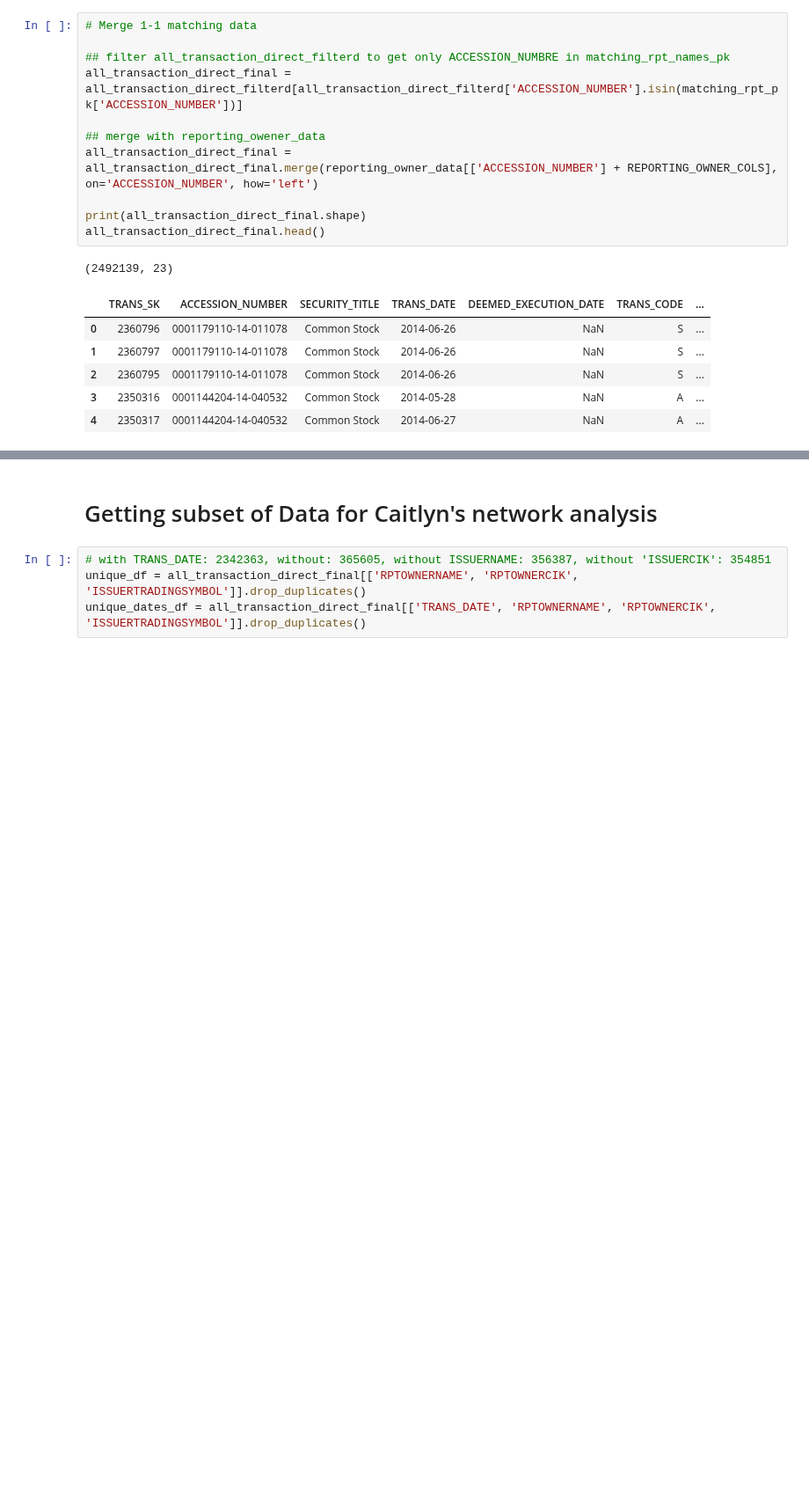
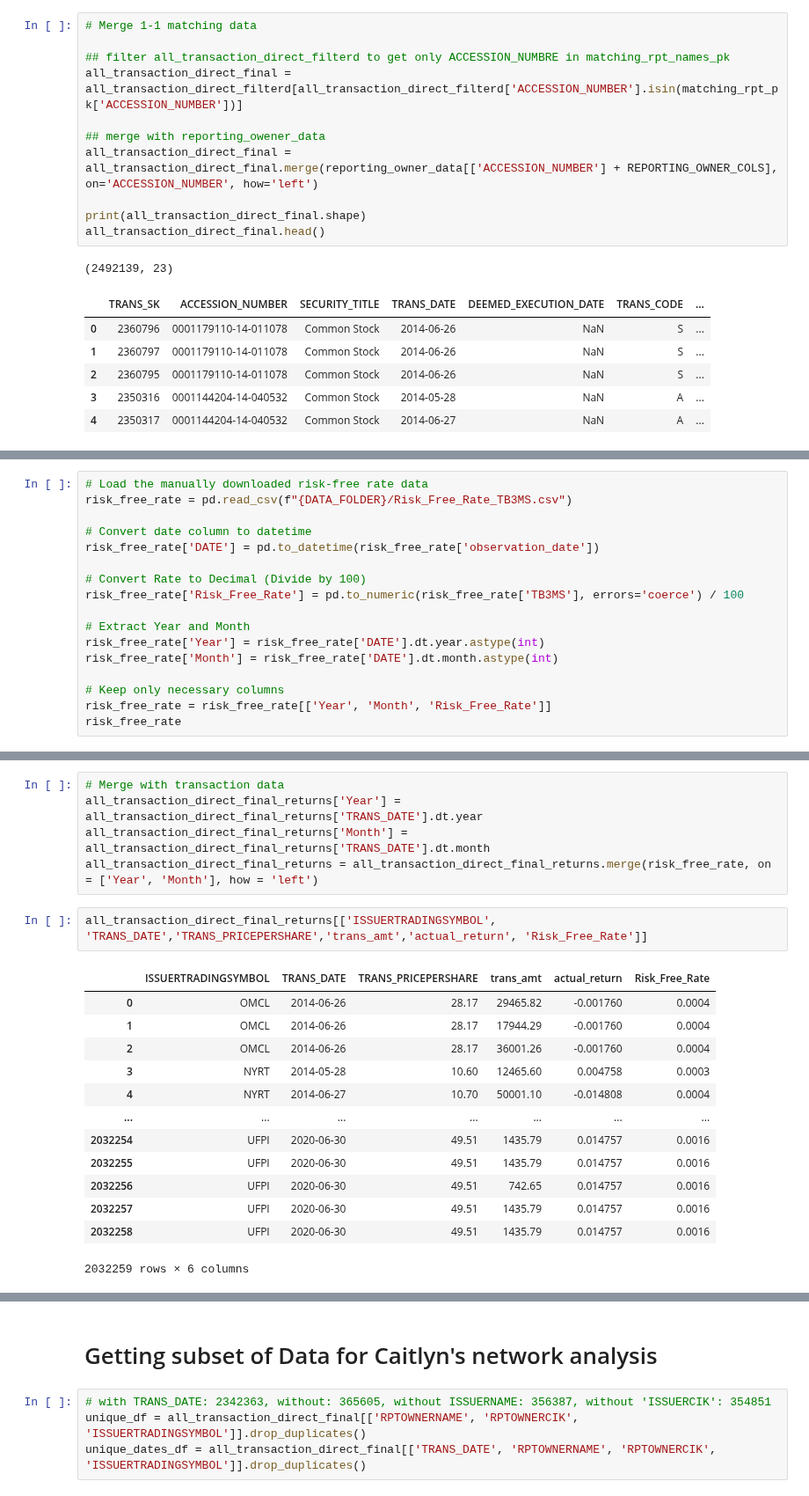
Before and after one commit to Blimperoo/DSA4263-Final-Insider-Trading, a Jupyter notebook: src/data/SEC_and_Litigations_EDA.ipynb, the cells around one changed output, grey strips where cells are left out. Shown at 88% size. Drawn from its saved outputs; the diff is of its cells as text; blank space fills up the shorter version.

```diff
--- a/src/data/SEC_and_Litigations_EDA.ipynb
+++ b/src/data/SEC_and_Litigations_EDA.ipynb
@@ -268,0 +342,17 @@ all_transaction_direct_final[['trans_amt']].describe()
+# %%
+# Load the manually downloaded risk-free rate data
+risk_free_rate = pd.read_csv(f"{DATA_FOLDER}/Risk_Free_Rate_TB3MS.csv")
+
+# Convert date column to datetime
+risk_free_rate['DATE'] = pd.to_datetime(risk_free_rate['observation_date'])
+
+# Convert Rate to Decimal (Divide by 100)
+risk_free_rate['Risk_Free_Rate'] = pd.to_numeric(risk_free_rate['TB3MS'], errors='coerce') / 100
+
+# Extract Year and Month
+risk_free_rate['Year'] = risk_free_rate['DATE'].dt.year.astype(int)
+risk_free_rate['Month'] = risk_free_rate['DATE'].dt.month.astype(int)
+
+# Keep only necessary columns
+risk_free_rate = risk_free_rate[['Year', 'Month', 'Risk_Free_Rate']]
+risk_free_rate
@@ -268,0 +373,21 @@ all_transaction_direct_final[['trans_amt']].describe()
+# %%
+# Merge with transaction data
+all_transaction_direct_final_returns['Year'] = all_transaction_direct_final_returns['TRANS_DATE'].dt.year
+all_transaction_direct_final_returns['Month'] = all_transaction_direct_final_returns['TRANS_DATE'].dt.month
+all_transaction_direct_final_returns = all_transaction_direct_final_returns.merge(risk_free_rate, on = ['Year', 'Month'], how = 'left')
+# %%
+all_transaction_direct_final_returns[['ISSUERTRADINGSYMBOL', 'TRANS_DATE','TRANS_PRICEPERSHARE','trans_amt','actual_return', 'Risk_Free_Rate']]
+# %% [output]
+|  | ISSUERTRADINGSYMBOL | TRANS_DATE | TRANS_PRICEPERSHARE | trans_amt | actual_return | Risk_Free_Rate |
+| 0 | OMCL | 2014-06-26 | 28.17 | 29465.82 | -0.001760 | 0.0004 |
+| 1 | OMCL | 2014-06-26 | 28.17 | 17944.29 | -0.001760 | 0.0004 |
+| 2 | OMCL | 2014-06-26 | 28.17 | 36001.26 | -0.001760 | 0.0004 |
+| 3 | NYRT | 2014-05-28 | 10.60 | 12465.60 | 0.004758 | 0.0003 |
+| 4 | NYRT | 2014-06-27 | 10.70 | 50001.10 | -0.014808 | 0.0004 |
+| ... | ... | ... | ... | ... | ... | ... |
+| 2032254 | UFPI | 2020-06-30 | 49.51 | 1435.79 | 0.014757 | 0.0016 |
+| 2032255 | UFPI | 2020-06-30 | 49.51 | 1435.79 | 0.014757 | 0.0016 |
+| 2032256 | UFPI | 2020-06-30 | 49.51 | 742.65 | 0.014757 | 0.0016 |
+| 2032257 | UFPI | 2020-06-30 | 49.51 | 1435.79 | 0.014757 | 0.0016 |
+| 2032258 | UFPI | 2020-06-30 | 49.51 | 1435.79 | 0.014757 | 0.0016 |
+2032259 rows × 6 columns
```
Also changed, not shown: parts of 30 cells of this notebook.
